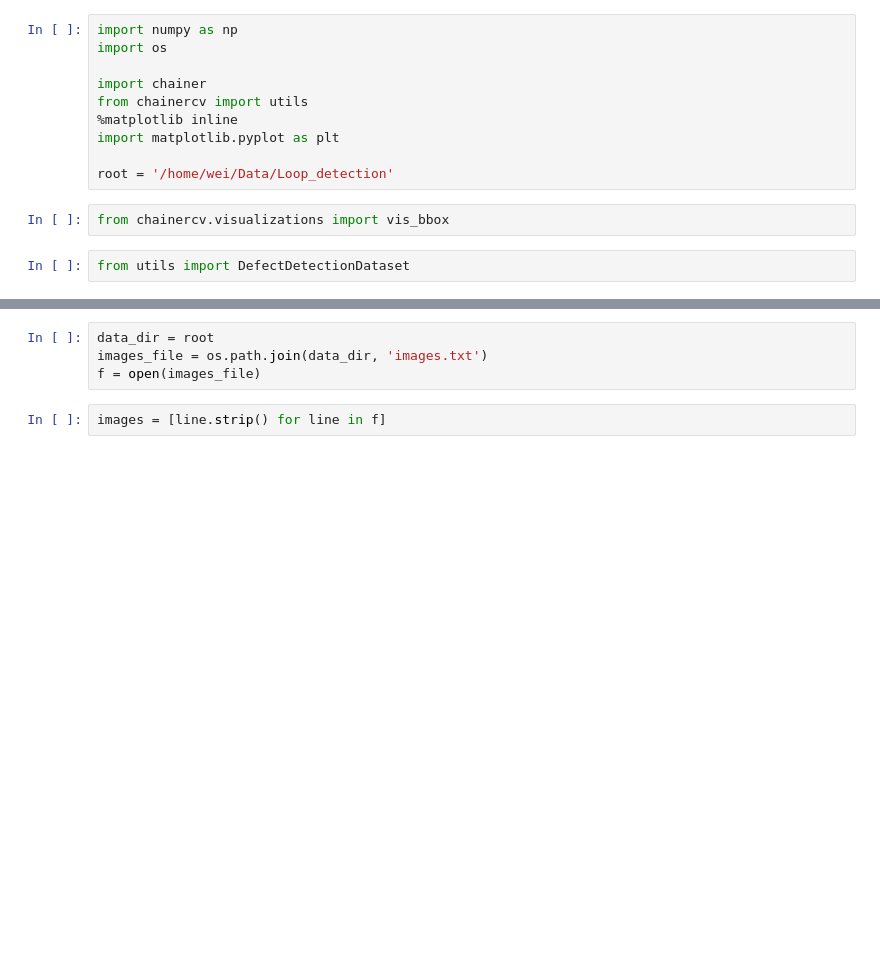
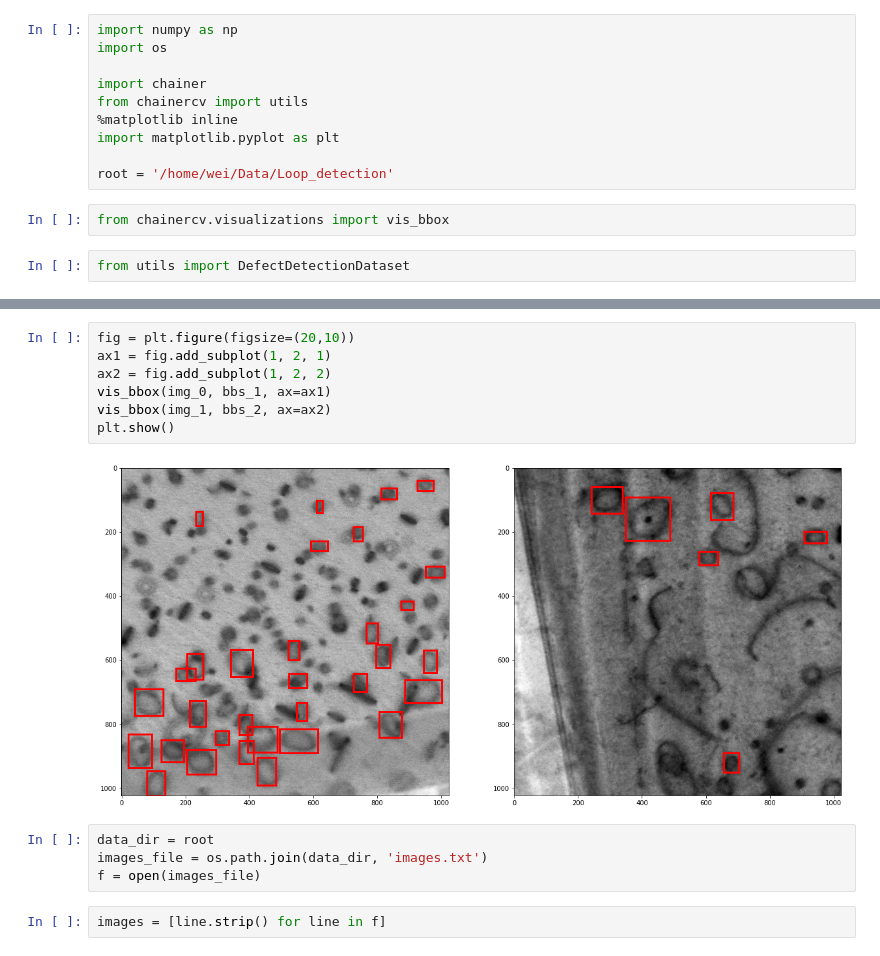
Before and after one commit to uw-cmg/Defect-Detection, a Jupyter notebook: Defect detection debug.ipynb, the cells around one changed output, grey strips where cells are left out. Drawn from its saved outputs; the diff is of its cells as text; blank space fills up the shorter version.

```diff
--- a/Defect detection debug.ipynb
+++ b/Defect detection debug.ipynb
@@ -33,3 +161,12 @@ plt.show()
+# %%
+fig = plt.figure(figsize=(20,10))
+ax1 = fig.add_subplot(1, 2, 1)
+ax2 = fig.add_subplot(1, 2, 2)
+vis_bbox(img_0, bbs_1, ax=ax1)
+vis_bbox(img_1, bbs_2, ax=ax2)
+plt.show()
+# %% [output]
+[figure, added]
 # %%
 data_dir = root
 images_file = os.path.join(data_dir, 'images.txt')
```
Also changed, not shown: parts of 11 cells of this notebook, 9 other files.
